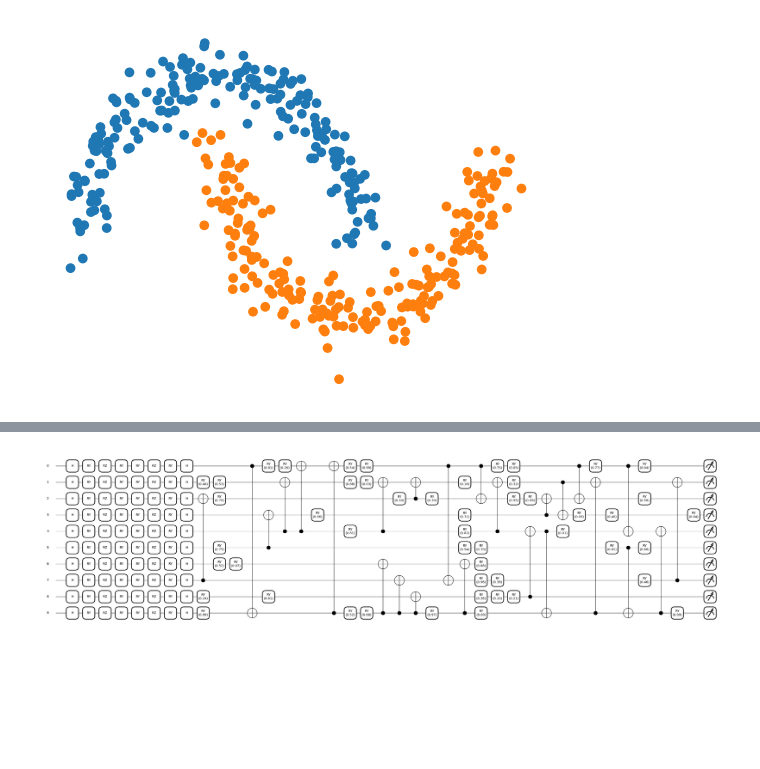
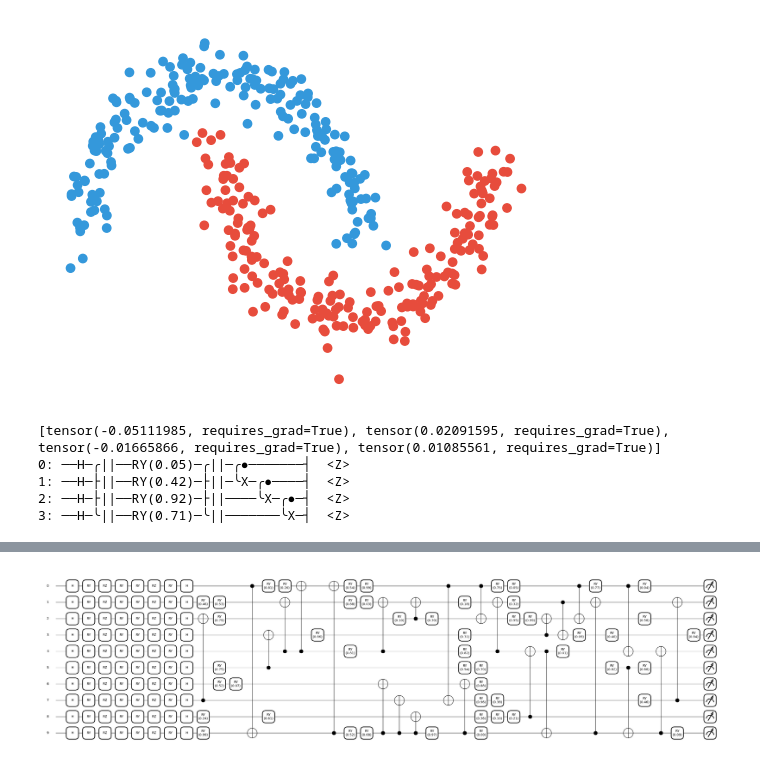
Before and after one commit to gzquse/QPIE_datacircuit, a Jupyter notebook: benchmark-1.ipynb, the cells around one changed output, grey strips where cells are left out. Cells and saved outputs as stored; diff of their text form; code cells hidden in the pictures; blank space fills up the shorter version.

```diff
--- a/benchmark-1.ipynb
+++ b/benchmark-1.ipynb
@@ -16,25 +36,73 @@ from torch.utils.data import DataLoader, TensorDataset
 # %%
 import matplotlib.pyplot as plt
 import numpy as np
+import torch
 from sklearn.datasets import make_moons
 
 # Set random seeds
 torch.manual_seed(149)
 np.random.seed(149)
 
 X, y = make_moons(n_samples=400, noise=0.1)
 y_ = torch.unsqueeze(torch.tensor(y), 1)  # used for one-hot encoded labels
 y_hot = torch.scatter(torch.zeros((400, 2)), 1, y_, 1)
 
-c = ["#1f77b4" if y_ == 0 else "#ff7f0e" for y_ in y]  # colours for each class
+# Adjusted color scheme for better contrast
+c = ["#3498db" if y_ == 0 else "#e74c3c" for y_ in y]  # New colors for each class
 plt.axis("off")
 plt.scatter(X[:, 0], X[:, 1], c=c)
 plt.show()
 # %% [output]
-[figure, old version]
+[figure, new version]
 # %%
 def H_layer(nqubits):
     """Layer of single-qubit Hadamard gates.
     """
     for idx in range(nqubits):
         qml.Hadamard(wires=idx)
+# %%
+import pennylane as qml
+from pennylane import numpy as np
+
+# Define a quantum device
+n_qubits = 4
+dev = qml.device("default.qubit", wires=n_qubits)
+
+# Define a quantum node (qnode)
+@qml.qnode(dev)
+def circuit(weights):
+    # Apply Hadamard gate to all qubits
+    for i in range(n_qubits):
+        qml.Hadamard(wires=i)
+
+    # Apply a barrier here
+    qml.Barrier(wires=range(n_qubits))
+
+    # Apply a layer of parameterized rotations
+    for i in range(n_qubits):
+        qml.RY(weights[i], wires=i)
+
+    # Another barrier
+    qml.Barrier(wires=range(n_qubits))
+
+    # Entangling layer with CNOT gates
+    for i in range(n_qubits - 1):
+        qml.CNOT(wires=[i, i + 1])
+
+    return [qml.expval(qml.PauliZ(i)) for i in range(n_qubits)]
+
+# Define some weights for the parameterized rotations
+weights = np.random.random(n_qubits)
+
+# Execute the circuit
+result = circuit(weights)
+
+# Print the result
+print(result)
+print(qml.draw(circuit)(weights))
+# %% [output]
+[tensor(-0.05111985, requires_grad=True), tensor(0.02091595, requires_grad=True), tensor(-0.01665866, requires_grad=True), tensor(0.01085561, requires_grad=True)]
+0: ──H─╭||──RY(0.05)─╭||─╭●───────┤  <Z>
+1: ──H─├||──RY(0.42)─├||─╰X─╭●────┤  <Z>
+2: ──H─├||──RY(0.92)─├||────╰X─╭●─┤  <Z>
+3: ──H─╰||──RY(0.71)─╰||───────╰X─┤  <Z>
```
Also changed, not shown: parts of 10 cells of this notebook, 21 other files.
